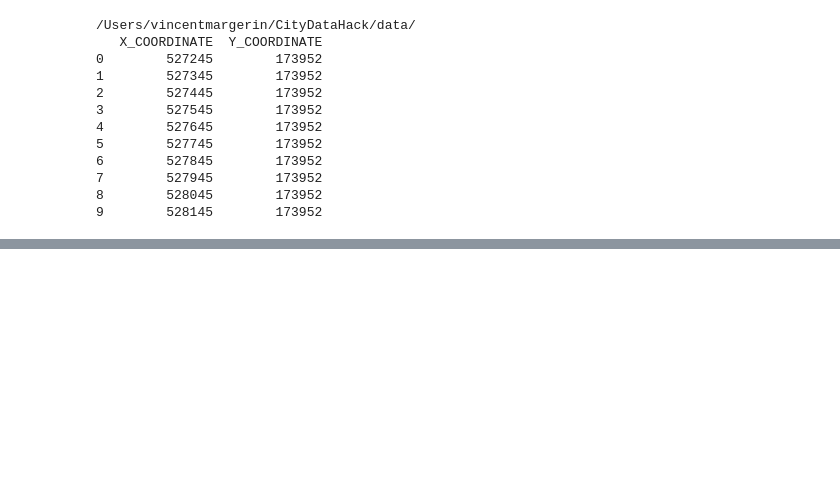
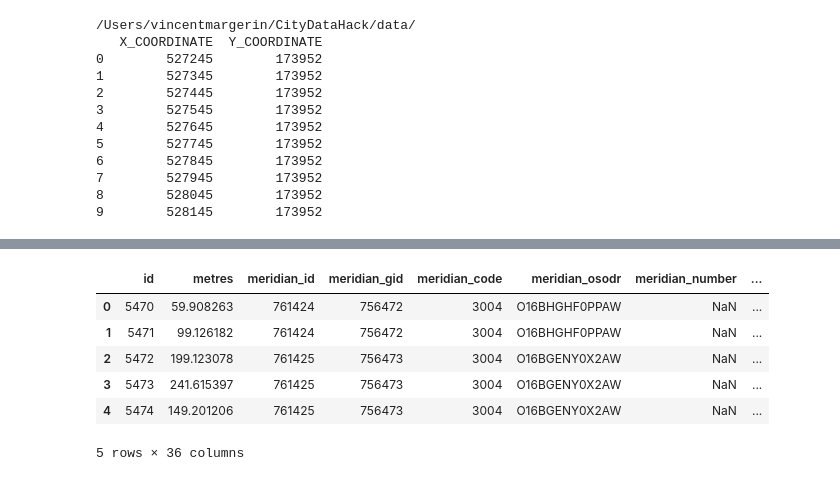
Before and after one commit to CityDataHack/O-One, a Jupyter notebook: Data_sourcer_POSTCODE_PTAL.ipynb, the cells around one changed output, grey strips where cells are left out. Saved outputs shown, nothing was run; the diff lists cells and outputs as text; code cells hidden in the pictures; blank space fills up the shorter version.

```diff
--- a/Data_sourcer_POSTCODE_PTAL.ipynb
+++ b/Data_sourcer_POSTCODE_PTAL.ipynb
@@ -120,0 +161,16 @@ EC1
+# %%
+datapath3= 'ssx_openmapping_gb_v1.csv'
+syntax_data = pd.read_csv(directory + datapath3)#, thousands=',')
+#co2_df = co2_df.rename(columns= {'Total': 'Total_CO2', \
+#                                 'Easting': 'X_COORDINATE', \
+#                                 'Northing': 'Y_COORDINATE'})
+#co2_df.head()
+syntax_data.head()
+# %% [output]
+|  | id | metres | meridian_id | meridian_gid | meridian_code | meridian_osodr | meridian_number | ... |
+| 0 | 5470 | 59.908263 | 761424 | 756472 | 3004 | O16BHGHF0PPAW | NaN | ... |
+| 1 | 5471 | 99.126182 | 761424 | 756472 | 3004 | O16BHGHF0PPAW | NaN | ... |
+| 2 | 5472 | 199.123078 | 761425 | 756473 | 3004 | O16BGENY0X2AW | NaN | ... |
+| 3 | 5473 | 241.615397 | 761425 | 756473 | 3004 | O16BGENY0X2AW | NaN | ... |
+| 4 | 5474 | 149.201206 | 761425 | 756473 | 3004 | O16BGENY0X2AW | NaN | ... |
+5 rows × 36 columns
```
Also changed, not shown: parts of 14 cells of this notebook.
